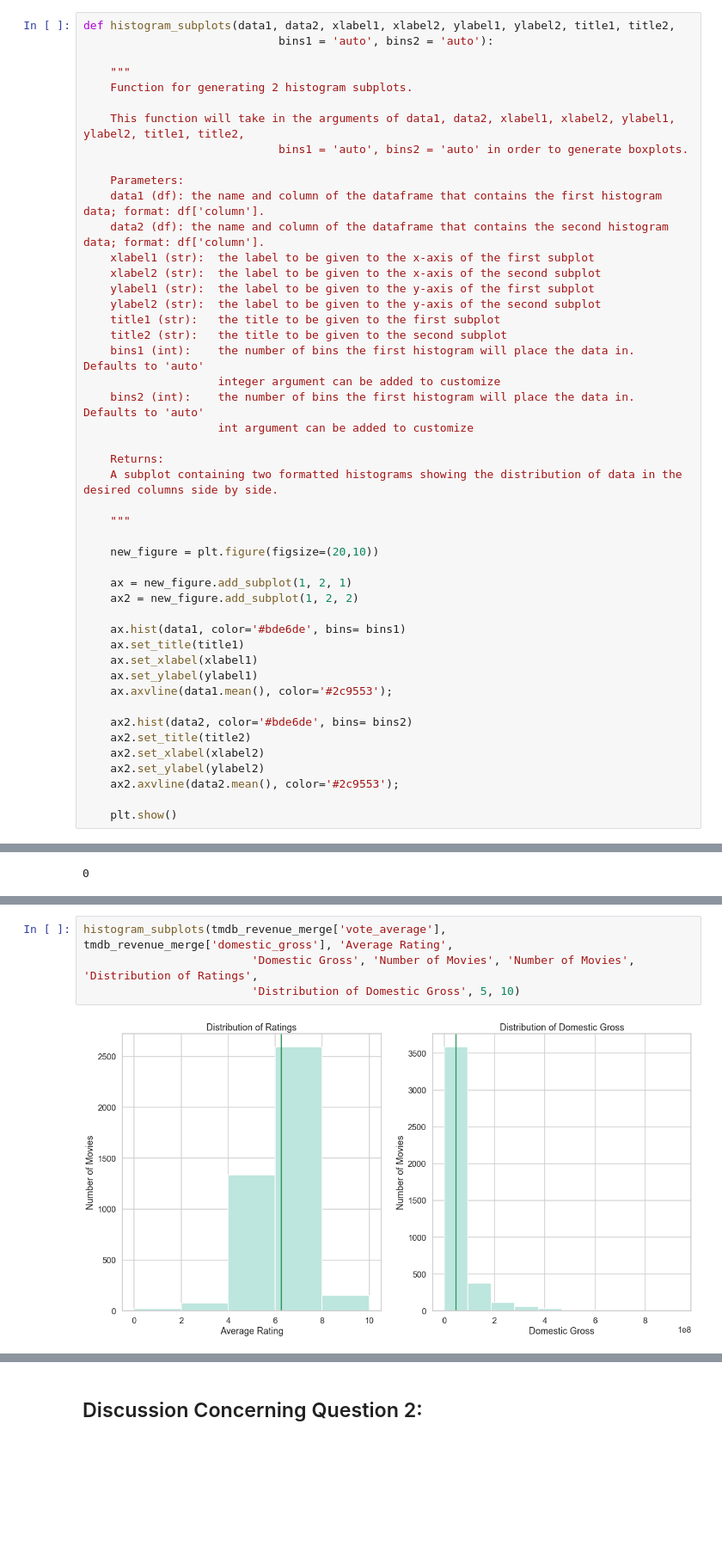
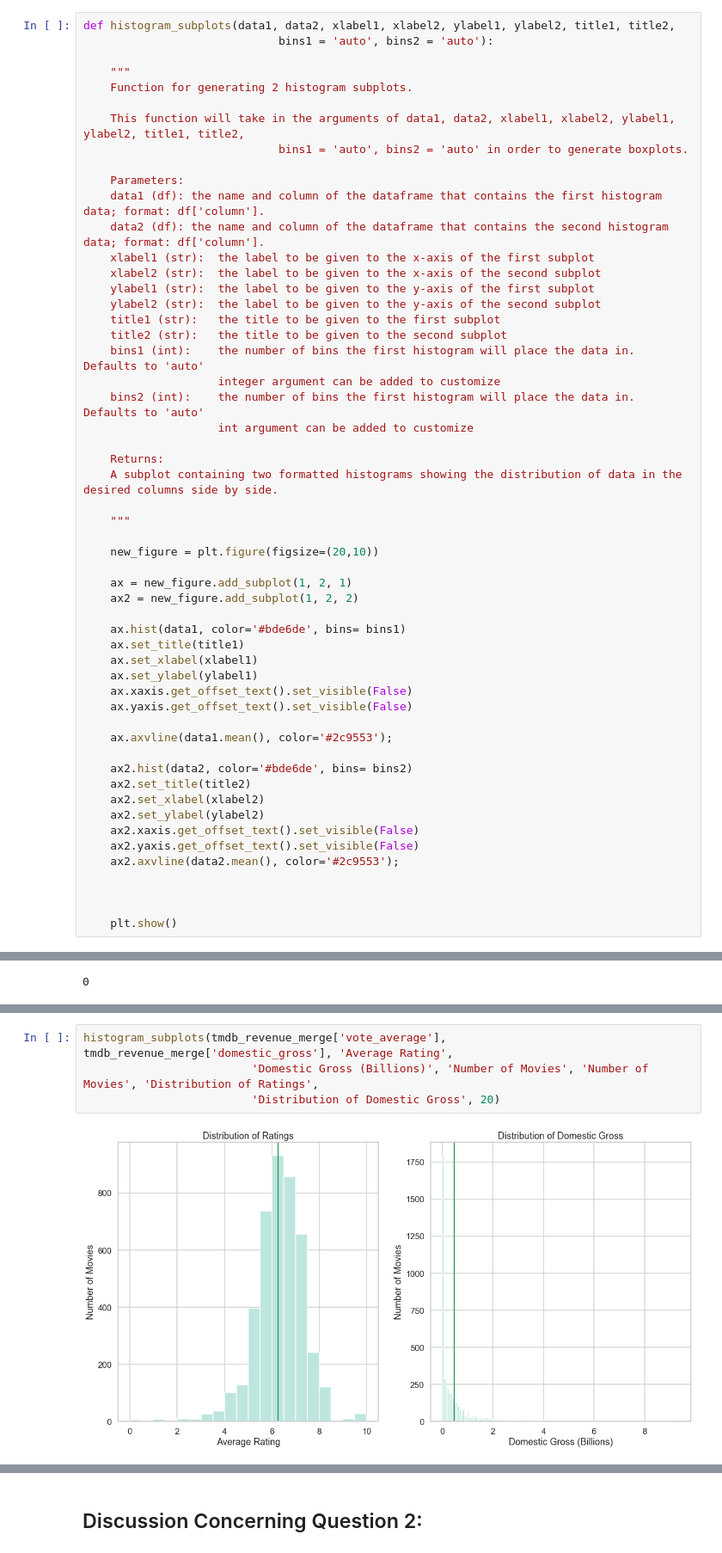
Before and after one commit to JenniferLavoie/DSFirstProject, a Jupyter notebook: student.ipynb, the cells around one changed output, grey strips where cells are left out. Shown at 86% size. Drawn from its saved outputs; the diff is of its cells as text; blank space fills up the shorter version.

```diff
--- a/student.ipynb
+++ b/student.ipynb
@@ -606,14 +606,21 @@ def histogram_subplots(data1, data2, xlabel1, xlabel2, ylabel1, ylabel2, title1,
     ax.set_title(title1)
     ax.set_xlabel(xlabel1)
     ax.set_ylabel(ylabel1)
+    ax.xaxis.get_offset_text().set_visible(False)
+    ax.yaxis.get_offset_text().set_visible(False)
+
     ax.axvline(data1.mean(), color='#2c9553');
 
     ax2.hist(data2, color='#bde6de', bins= bins2)
     ax2.set_title(title2)
     ax2.set_xlabel(xlabel2)
     ax2.set_ylabel(ylabel2)
+    ax2.xaxis.get_offset_text().set_visible(False)
+    ax2.yaxis.get_offset_text().set_visible(False)
     ax2.axvline(data2.mean(), color='#2c9553');
 
+
+
     plt.show()
 # %%
 def box_subplts(data, y1, y2, ylabel1, ylabel2, title1, title2):
@@ -1141,7 +1165,7 @@ tmdb_revenue_merge.describe()
 | max | 10.000000 | 9.367000e+08 |
 # %%
 histogram_subplots(tmdb_revenue_merge['vote_average'], tmdb_revenue_merge['domestic_gross'], 'Average Rating',
-                         'Domestic Gross', 'Number of Movies', 'Number of Movies', 'Distribution of Ratings',
-                         'Distribution of Domestic Gross', 5, 10)
+                         'Domestic Gross (Billions)', 'Number of Movies', 'Number of Movies', 'Distribution of Ratings',
+                         'Distribution of Domestic Gross', 20)
 # %% [output]
-[figure, old version]
+[figure, new version]
```
Also changed, not shown: parts of 27 cells of this notebook.
